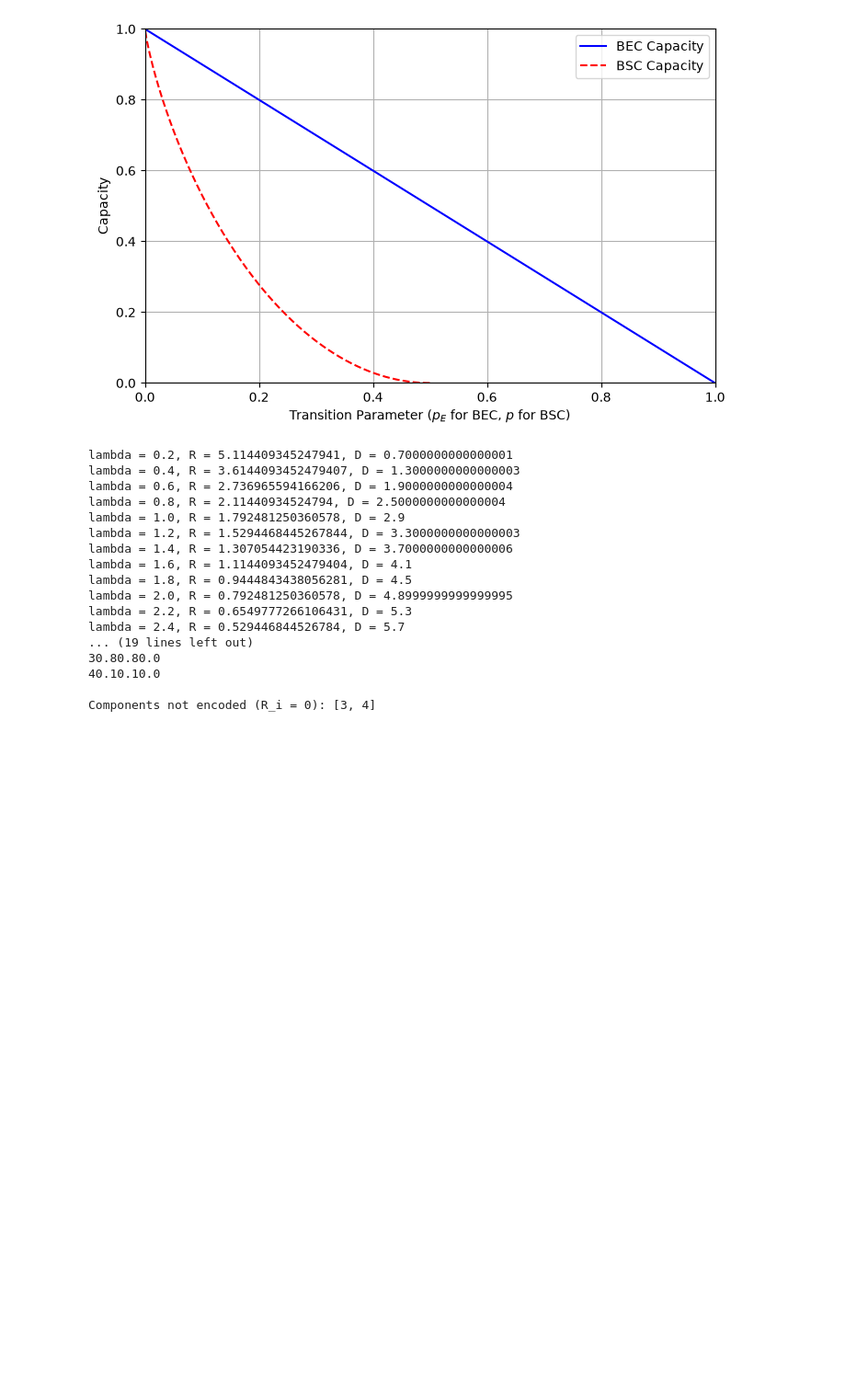
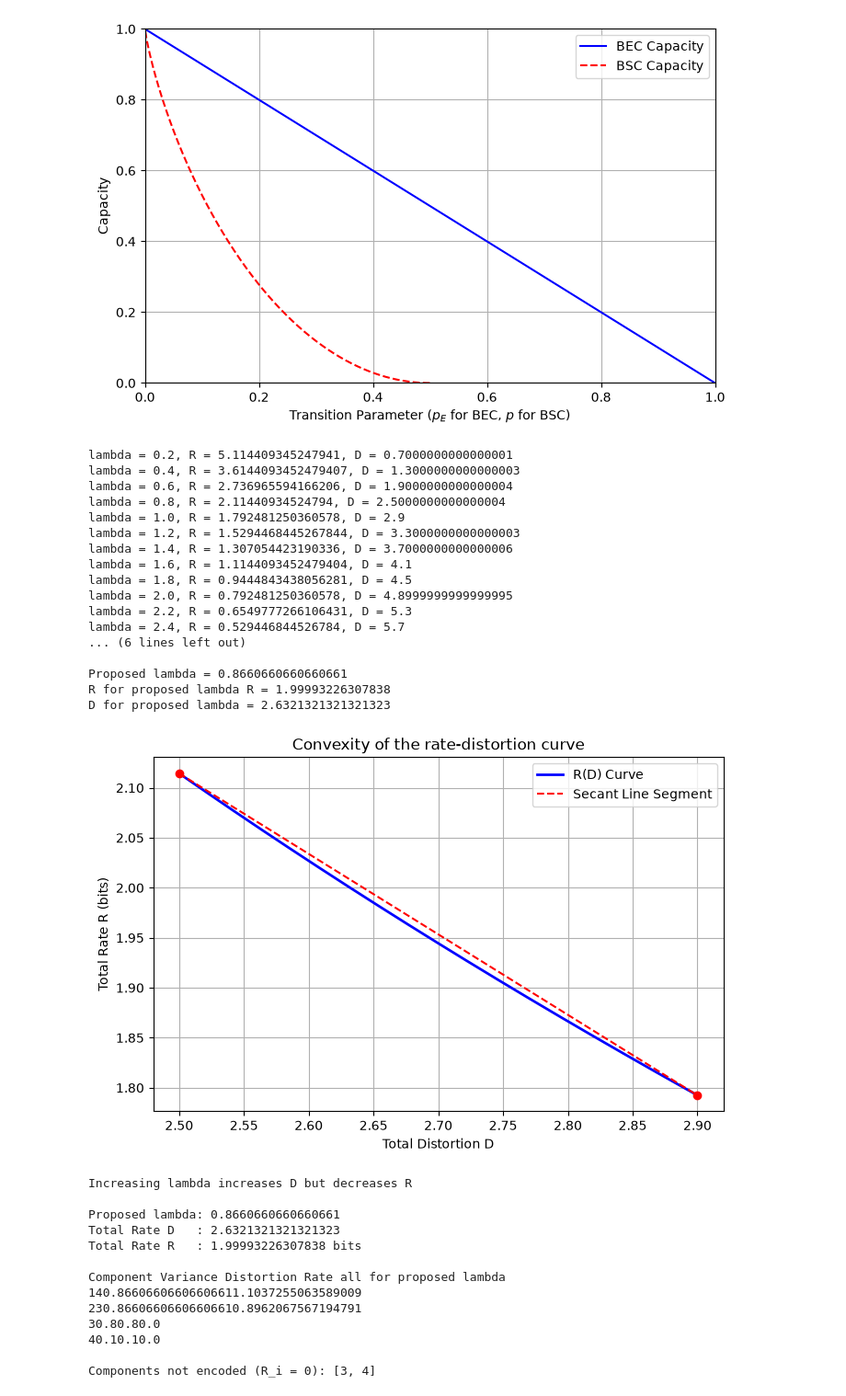
Before and after one commit to zidanekarim/ece300, a Jupyter notebook: ps03/InfoTheory.ipynb, the cells around one changed output. Shown at 92% size. Cells and saved outputs as stored; diff of their text form; code cells hidden in the pictures; blank space fills up the shorter version.

```diff
--- a/ps03/InfoTheory.ipynb
+++ b/ps03/InfoTheory.ipynb
@@ -79,6 +79,8 @@ plt.show()
 # question 5
 
 variances = [4, 3, 0.8, 0.1]
+import numpy as np
+import matplotlib.pyplot as plt
 
 def compute_d_r_components(_lambda, variances): # written this way for part e
     variances = np.asarray(variances, dtype=float)
@@ -126,7 +128,26 @@ print(f"D for proposed lambda = {proposed_D}")
 
 # part C
 
+lam_curve = np.linspace(lambda_1, lambda_2, 300)
+D_curve = []
+R_curve = []
 
+for lam in lam_curve:
+    d, r = compute_d_r(lam, variances)
+    D_curve.append(d)
+    R_curve.append(r)
+
+plt.figure(figsize=(8, 5))
+plt.plot(D_curve, R_curve, 'b-', linewidth=2, label='R(D) Curve')
+plt.plot([D_1, D_2], [R_1, R_2], 'r--', linewidth=1.5, label='Secant Line Segment')
+plt.scatter([D_1, D_2], [R_1, R_2], color='red', zorder=5)
+
+plt.xlabel('Total Distortion D')
+plt.ylabel('Total Rate R (bits)')
+plt.title('Convexity of the rate-distortion curve')
+plt.legend()
+plt.grid(True)
+plt.show()
 
 
 # part D
@@ -135,34 +156,48 @@ print("Increasing lambda increases D but decreases R")
 
 # part E
 
 D_components, R_components = compute_d_r_components(proposed_lambda, variances)
 total_D, total_R = compute_d_r(proposed_lambda, variances)
 
 print(f"\nProposed lambda: {proposed_lambda}")
 print(f"Total Rate D   : {total_D}")
 print(f"Total Rate R   : {total_R} bits\n")
 
 print(f"{'Component'} {'Variance'} {'Distortion'} {'Rate'} all for proposed lambda")
 for i in range(len(variances)):
     print(f"{i+1}{variances[i]}{D_components[i]}{R_components[i]}")
 
 unencoded = [i + 1 for i, r in enumerate(R_components) if r == 0.0] # awesome list comprehension!
 print(f"\nComponents not encoded (R_i = 0): {unencoded}")
 # %% [output]
 lambda = 0.2, R = 5.114409345247941, D = 0.7000000000000001
 lambda = 0.4, R = 3.6144093452479407, D = 1.3000000000000003
 lambda = 0.6, R = 2.736965594166206, D = 1.9000000000000004
 lambda = 0.8, R = 2.11440934524794, D = 2.5000000000000004
 lambda = 1.0, R = 1.792481250360578, D = 2.9
 lambda = 1.2, R = 1.5294468445267844, D = 3.3000000000000003
 lambda = 1.4, R = 1.307054423190336, D = 3.7000000000000006
 lambda = 1.6, R = 1.1144093452479404, D = 4.1
 lambda = 1.8, R = 0.9444843438056281, D = 4.5
 lambda = 2.0, R = 0.792481250360578, D = 4.8999999999999995
 lambda = 2.2, R = 0.6549777266106431, D = 5.3
 lambda = 2.4, R = 0.529446844526784, D = 5.7
-... (19 lines left out)
-30.80.80.0
-40.10.10.0
+... (6 lines left out)
 
-Components not encoded (R_i = 0): [3, 4]
+Proposed lambda = 0.8660660660660661
+R for proposed lambda R = 1.99993226307838
+D for proposed lambda = 2.6321321321321323
+[figure, added]
+Increasing lambda increases D but decreases R
+
+Proposed lambda: 0.8660660660660661
+Total Rate D   : 2.6321321321321323
+Total Rate R   : 1.99993226307838 bits
+
+Component Variance Distortion Rate all for proposed lambda
+140.86606606606606611.1037255063589009
+230.86606606606606610.8962067567194791
+30.80.80.0
+40.10.10.0
+
+Components not encoded (R_i = 0): [3, 4]
```
